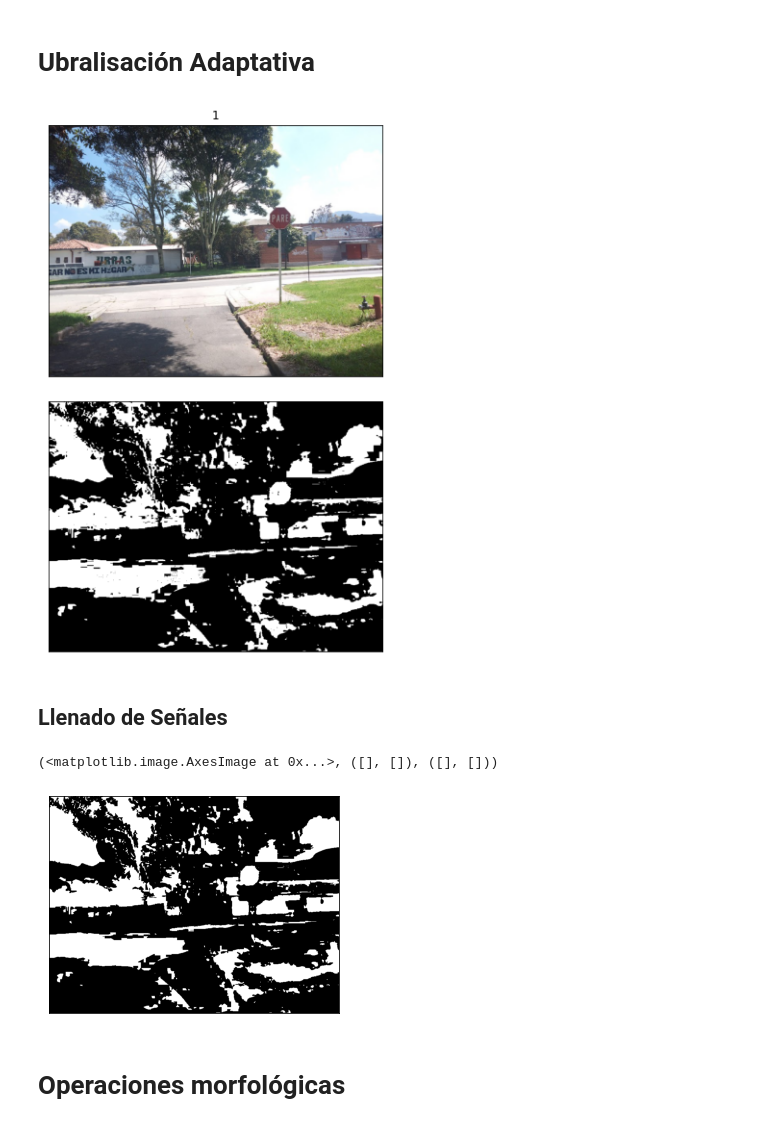
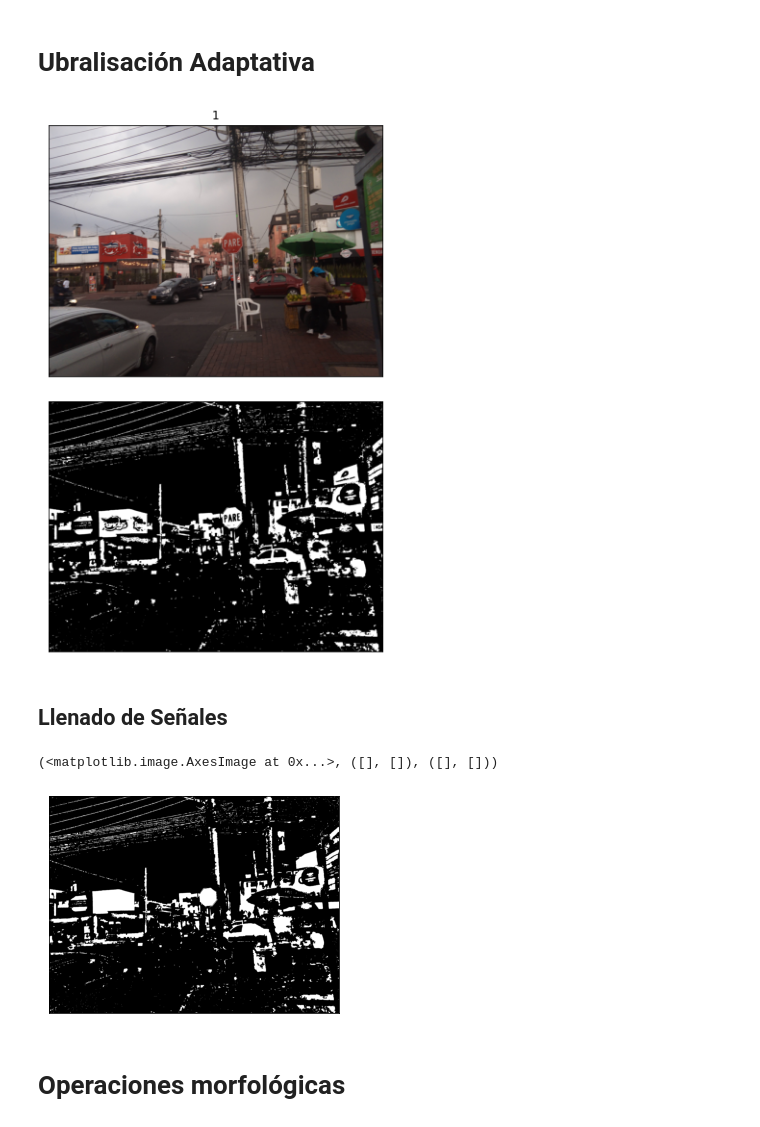
Before and after one commit to jspinaj/Computer-Vision, a Jupyter notebook: Segundo Avance/Circulos adaptativo.ipynb, the cells around one changed output. Saved outputs shown, nothing was run; the diff lists cells and outputs as text; code cells hidden in the pictures.

```diff
--- a/Segundo Avance/Circulos adaptativo.ipynb
+++ b/Segundo Avance/Circulos adaptativo.ipynb
@@ -75,14 +75,14 @@ def umbral_hsv_rojo(imagen):
     plt.subplots_adjust(top=4, bottom=0.1, left=0.10, right=3, hspace=0.1, wspace=0.2)
     return maskRed
 # %%
-ima=ima10.copy()
+ima=ima9.copy()
 ima_umb=umb_adaptativa(ima,201,-2)
 plt.figure();
 plt.subplot(2,1,1);plt.imshow(ima, cmap='gray'),plt.title('1'),plt.xticks([]), plt.yticks([])
 plt.subplot(2,1,2);plt.imshow(ima_umb,cmap="gray"),plt.xticks([]), plt.yticks([])
 plt.subplots_adjust(top=2, bottom=0.1, left=0.10, right=3, hspace=0.1, wspace=0.2)
 # %% [output]
-[figure, old version]
+[figure, new version]
 # %% [markdown]
 ## Llenado de Señales
 # %%
@@ -131,7 +131,7 @@ ima_llenado=llenado(ima_umb)
 plt.imshow(ima_llenado, cmap="gray"),plt.xticks([]), plt.yticks([])
 # %% [output]
 (<matplotlib.image.AxesImage at 0x...>, ([], []), ([], []))
-[figure, old version]
+[figure, new version]
 # %% [markdown]
 # Operaciones morfológicas
 # %%
```
Also changed, not shown: parts of 18 cells of this notebook.
